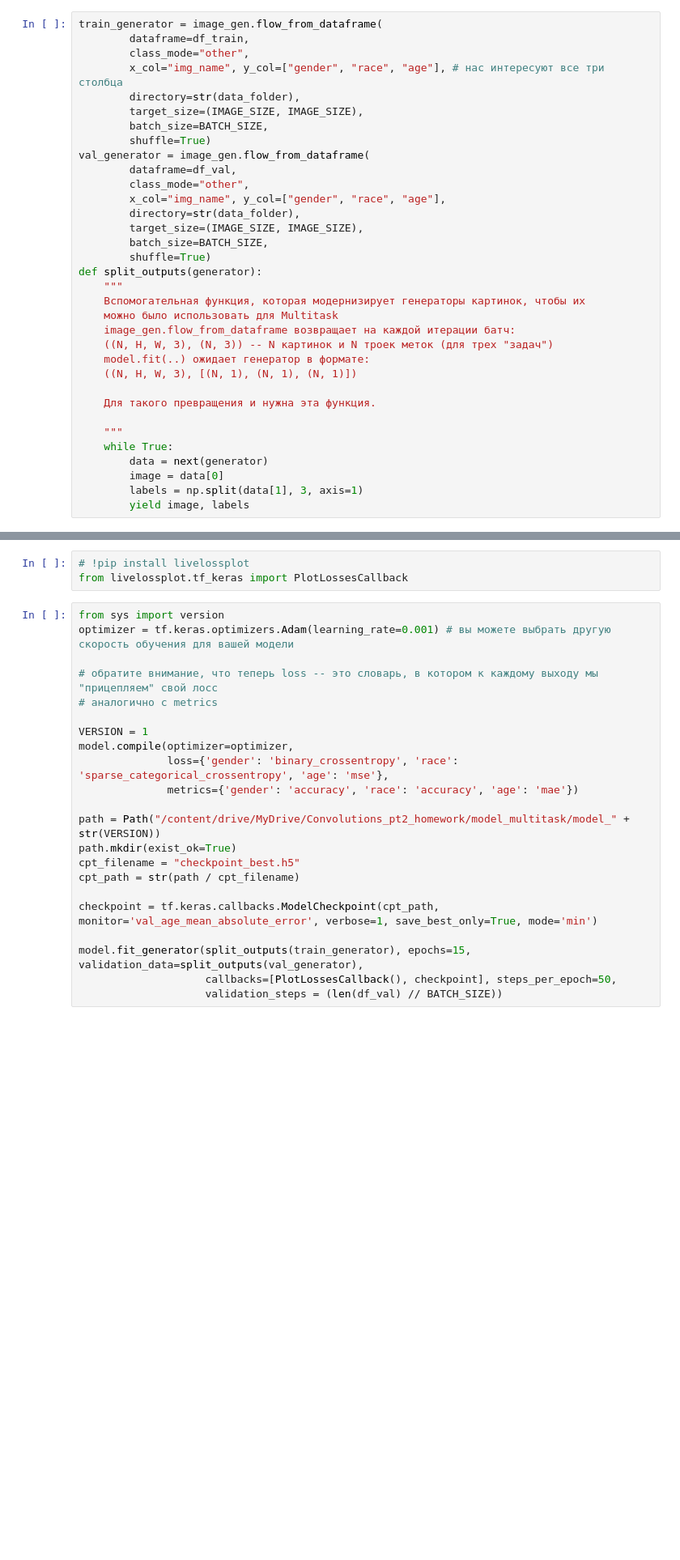
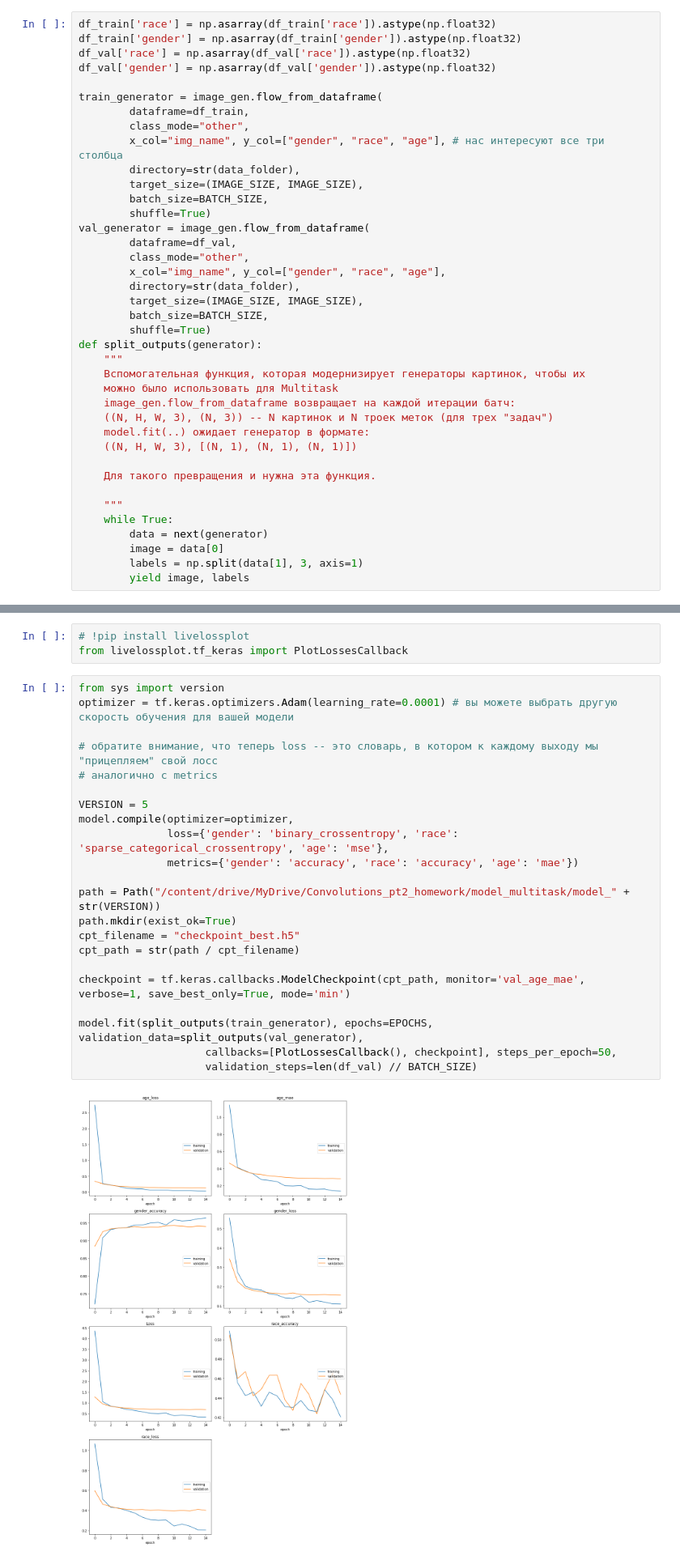
Before and after one commit to larinsi/DS0P, a Jupyter notebook: Machine_learning_Middle_level_Neural_networks/05_Convolutional_neural_networks_Pt2/homework_2.ipynb, the cells around one changed output, grey strips where cells are left out. Shown at 81% size. Cells and saved outputs as stored; diff of their text form; blank space fills up the shorter version.

Commit message:
Trying to increase val_accuracy for race in Task 5.

```diff
--- a/Machine_learning_Middle_level_Neural_networks/05_Convolutional_neural_networks_Pt2/homework_2.ipynb
+++ b/Machine_learning_Middle_level_Neural_networks/05_Convolutional_neural_networks_Pt2/homework_2.ipynb
@@ -791,6 +756,11 @@ Shape tests passed
 # %% [markdown]
 Ниже мы приводим необходимые генераторы данных. Обратите внимание на y_col и class_mode.
 # %%
+df_train['race'] = np.asarray(df_train['race']).astype(np.float32)
+df_train['gender'] = np.asarray(df_train['gender']).astype(np.float32)
+df_val['race'] = np.asarray(df_val['race']).astype(np.float32)
+df_val['gender'] = np.asarray(df_val['gender']).astype(np.float32)
+
 train_generator = image_gen.flow_from_dataframe(
         dataframe=df_train,
         class_mode="other",
@@ -868,24 +801,25 @@ Found 4759 validated image filenames.
 from livelossplot.tf_keras import PlotLossesCallback
 # %%
 from sys import version
-optimizer = tf.keras.optimizers.Adam(learning_rate=0.001) # вы можете выбрать другую скорость обучения для вашей модели
+optimizer = tf.keras.optimizers.Adam(learning_rate=0.0001) # вы можете выбрать другую скорость обучения для вашей модели
 
 # обратите внимание, что теперь loss -- это словарь, в котором к каждому выходу мы "прицепляем" свой лосс
 # аналогично с metrics
 
-VERSION = 1
+VERSION = 5
 model.compile(optimizer=optimizer,
               loss={'gender': 'binary_crossentropy', 'race': 'sparse_categorical_crossentropy', 'age': 'mse'},
               metrics={'gender': 'accuracy', 'race': 'accuracy', 'age': 'mae'})
 
 path = Path("/content/drive/MyDrive/Convolutions_pt2_homework/model_multitask/model_" + str(VERSION))
 path.mkdir(exist_ok=True)
 cpt_filename = "checkpoint_best.h5"
 cpt_path = str(path / cpt_filename)
 
-checkpoint = tf.keras.callbacks.ModelCheckpoint(cpt_path, monitor='val_age_mean_absolute_error', verbose=1, save_best_only=True, mode='min')
+checkpoint = tf.keras.callbacks.ModelCheckpoint(cpt_path, monitor='val_age_mae', verbose=1, save_best_only=True, mode='min')
 
-model.fit_generator(split_outputs(train_generator), epochs=15, validation_data=split_outputs(val_generator),
+model.fit(split_outputs(train_generator), epochs=EPOCHS, validation_data=split_outputs(val_generator),
                     callbacks=[PlotLossesCallback(), checkpoint], steps_per_epoch=50,
-                    validation_steps = (len(df_val) // BATCH_SIZE))
+                    validation_steps=len(df_val) // BATCH_SIZE)
 # %% [output]
+[figure, added]
```
Also changed, not shown: parts of 17 cells of this notebook.
